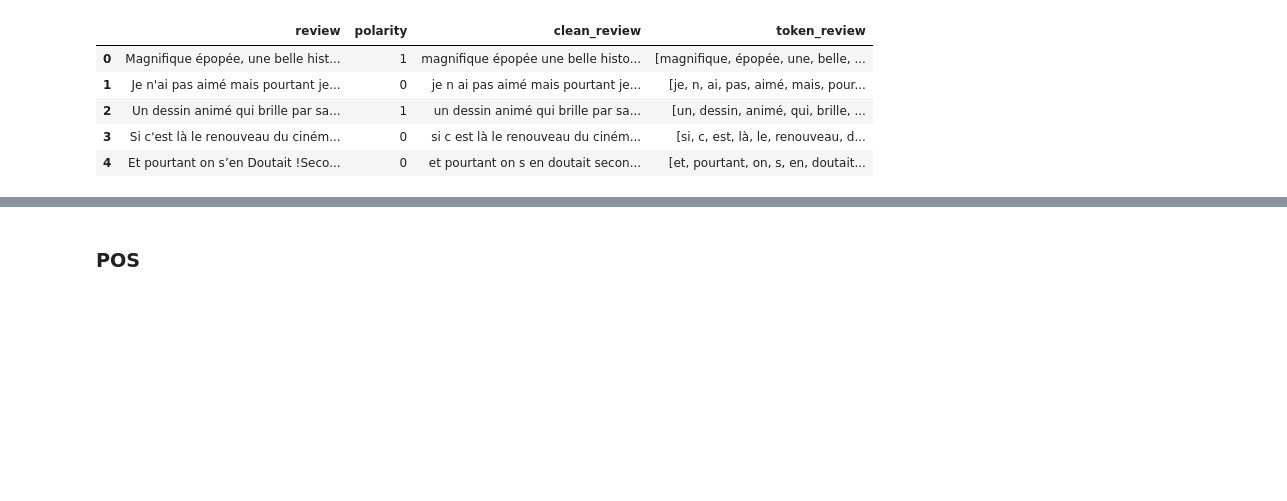
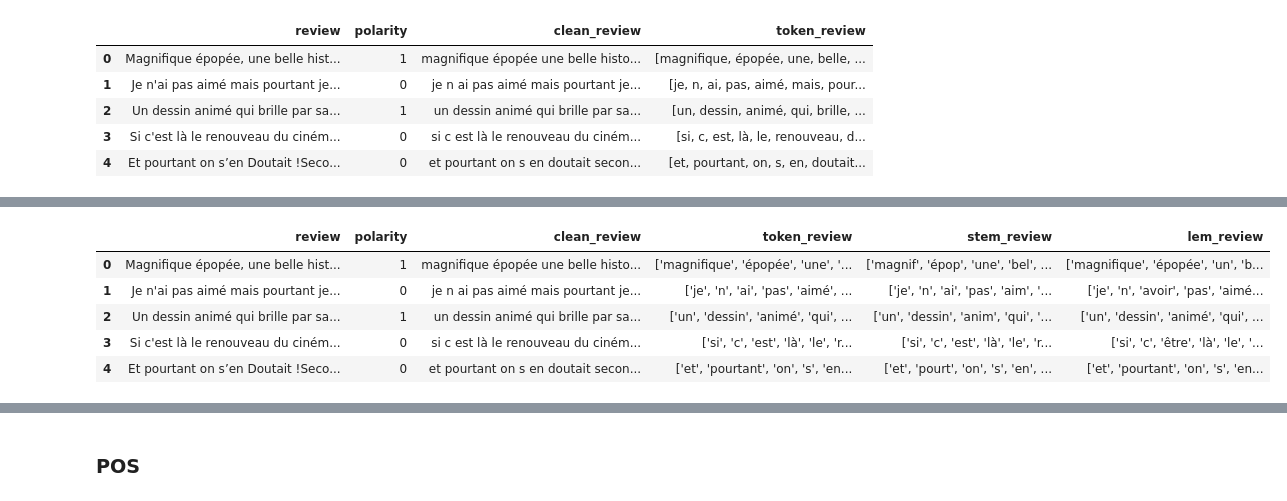
Before and after one commit to Vachonni/TrainingNLP, a Jupyter notebook: ConsortFormationNLP.ipynb, the cells around one changed output, grey strips where cells are left out. Cells and saved outputs as stored; diff of their text form; code cells hidden in the pictures; blank space fills up the shorter version.

```diff
--- a/ConsortFormationNLP.ipynb
+++ b/ConsortFormationNLP.ipynb
@@ -124,0 +205,18 @@ test_data.head()
+# %%
+# Load preprocessed test_data if previoups cells not run
+test_data = pd.read_csv(config.base_dir + '/Data/prepro_test_data.csv')
+# Get NLTK stemmer for French language
+stemmer = nltk.stem.snowball.FrenchStemmer()
+# Lemmatization for French language with functions created above
+nlp = spacy.load('fr_core_news_sm')
+nlp.add_pipe('melt_tagger', after='parser')
+nlp.add_pipe('french_lemmatizer', after='melt_tagger')
+
+test_data.head()
+# %% [output]
+|  | review | polarity | clean_review | token_review | stem_review | lem_review |
+| 0 | Magnifique épopée, une belle hist... | 1 | magnifique épopée une belle histo... | ['magnifique', 'épopée', 'une', '... | ['magnif', 'épop', 'une', 'bel', ... | ['magnifique', 'épopée', 'un', 'b... |
+| 1 | Je n'ai pas aimé mais pourtant je... | 0 | je n ai pas aimé mais pourtant je... | ['je', 'n', 'ai', 'pas', 'aimé', ... | ['je', 'n', 'ai', 'pas', 'aim', '... | ['je', 'n', 'avoir', 'pas', 'aimé... |
+| 2 | Un dessin animé qui brille par sa... | 1 | un dessin animé qui brille par sa... | ['un', 'dessin', 'animé', 'qui', ... | ['un', 'dessin', 'anim', 'qui', '... | ['un', 'dessin', 'animé', 'qui', ... |
+| 3 | Si c'est là le renouveau du ciném... | 0 | si c est là le renouveau du ciném... | ['si', 'c', 'est', 'là', 'le', 'r... | ['si', 'c', 'est', 'là', 'le', 'r... | ['si', 'c', 'être', 'là', 'le', '... |
+| 4 | Et pourtant on s’en Doutait !Seco... | 0 | et pourtant on s en doutait secon... | ['et', 'pourtant', 'on', 's', 'en... | ['et', 'pourt', 'on', 's', 'en', ... | ['et', 'pourtant', 'on', 's', 'en... |
```
Also changed, not shown: parts of 61 cells of this notebook.
